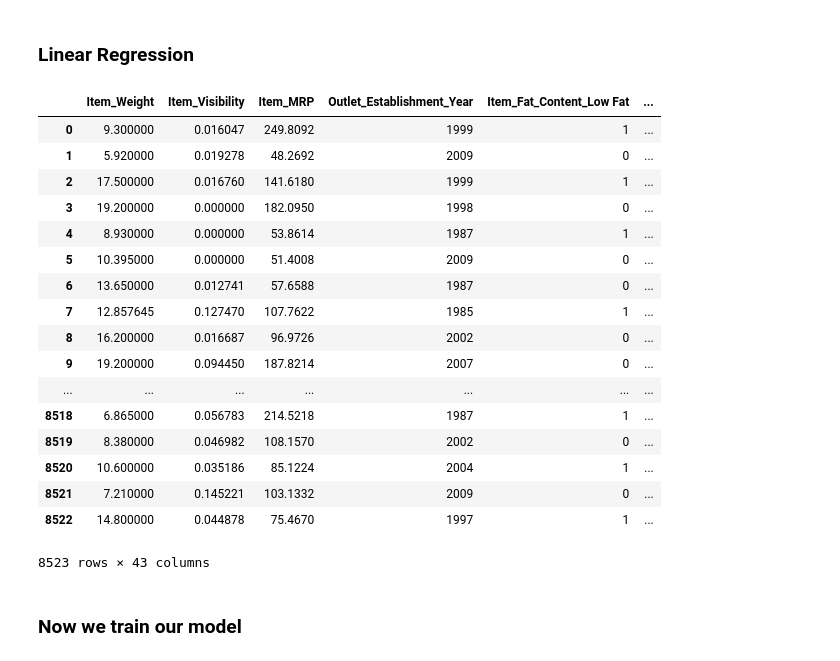
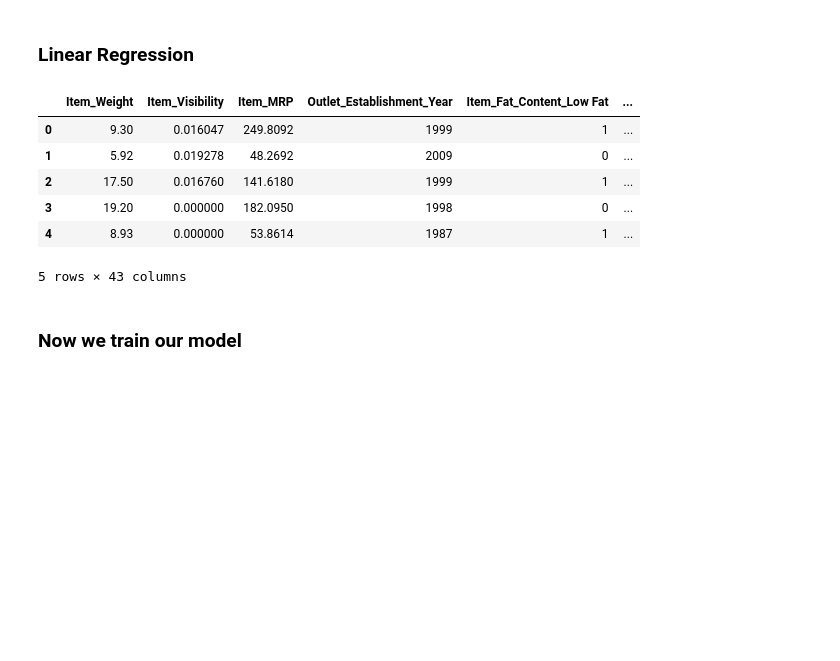
Before and after one commit to aishasonkar/Big_mart_analysis, a Jupyter notebook: Big_mart.ipynb, the cells around one changed output. Saved outputs shown, nothing was run; the diff lists cells and outputs as text; code cells hidden in the pictures; blank space fills up the shorter version.

```diff
--- a/Big_mart.ipynb
+++ b/Big_mart.ipynb
@@ -405,26 +420,15 @@ labels=df['Item_Outlet_Sales']
 # %%
 df_reg=df_reg.drop(['Item_Outlet_Sales'],axis=1)
 # %%
-df_reg
+df_reg.head()
 # %% [output]
 |  | Item_Weight | Item_Visibility | Item_MRP | Outlet_Establishment_Year | Item_Fat_Content_Low Fat | ... |
-| 0 | 9.300000 | 0.016047 | 249.8092 | 1999 | 1 | ... |
-| 1 | 5.920000 | 0.019278 | 48.2692 | 2009 | 0 | ... |
-| 2 | 17.500000 | 0.016760 | 141.6180 | 1999 | 1 | ... |
-| 3 | 19.200000 | 0.000000 | 182.0950 | 1998 | 0 | ... |
-| 4 | 8.930000 | 0.000000 | 53.8614 | 1987 | 1 | ... |
-| 5 | 10.395000 | 0.000000 | 51.4008 | 2009 | 0 | ... |
-| 6 | 13.650000 | 0.012741 | 57.6588 | 1987 | 0 | ... |
-| 7 | 12.857645 | 0.127470 | 107.7622 | 1985 | 1 | ... |
-| 8 | 16.200000 | 0.016687 | 96.9726 | 2002 | 0 | ... |
-| 9 | 19.200000 | 0.094450 | 187.8214 | 2007 | 0 | ... |
-| ... | ... | ... | ... | ... | ... | ... |
-| 8518 | 6.865000 | 0.056783 | 214.5218 | 1987 | 1 | ... |
-| 8519 | 8.380000 | 0.046982 | 108.1570 | 2002 | 0 | ... |
-| 8520 | 10.600000 | 0.035186 | 85.1224 | 2004 | 1 | ... |
-| 8521 | 7.210000 | 0.145221 | 103.1332 | 2009 | 0 | ... |
-| 8522 | 14.800000 | 0.044878 | 75.4670 | 1997 | 1 | ... |
+| 0 | 9.30 | 0.016047 | 249.8092 | 1999 | 1 | ... |
+| 1 | 5.92 | 0.019278 | 48.2692 | 2009 | 0 | ... |
+| 2 | 17.50 | 0.016760 | 141.6180 | 1999 | 1 | ... |
+| 3 | 19.20 | 0.000000 | 182.0950 | 1998 | 0 | ... |
+| 4 | 8.93 | 0.000000 | 53.8614 | 1987 | 1 | ... |
-8523 rows × 43 columns
+5 rows × 43 columns
 # %% [markdown]
 ### Now we train our model ###
 # %%
```
Also changed, not shown: parts of 20 cells of this notebook.
